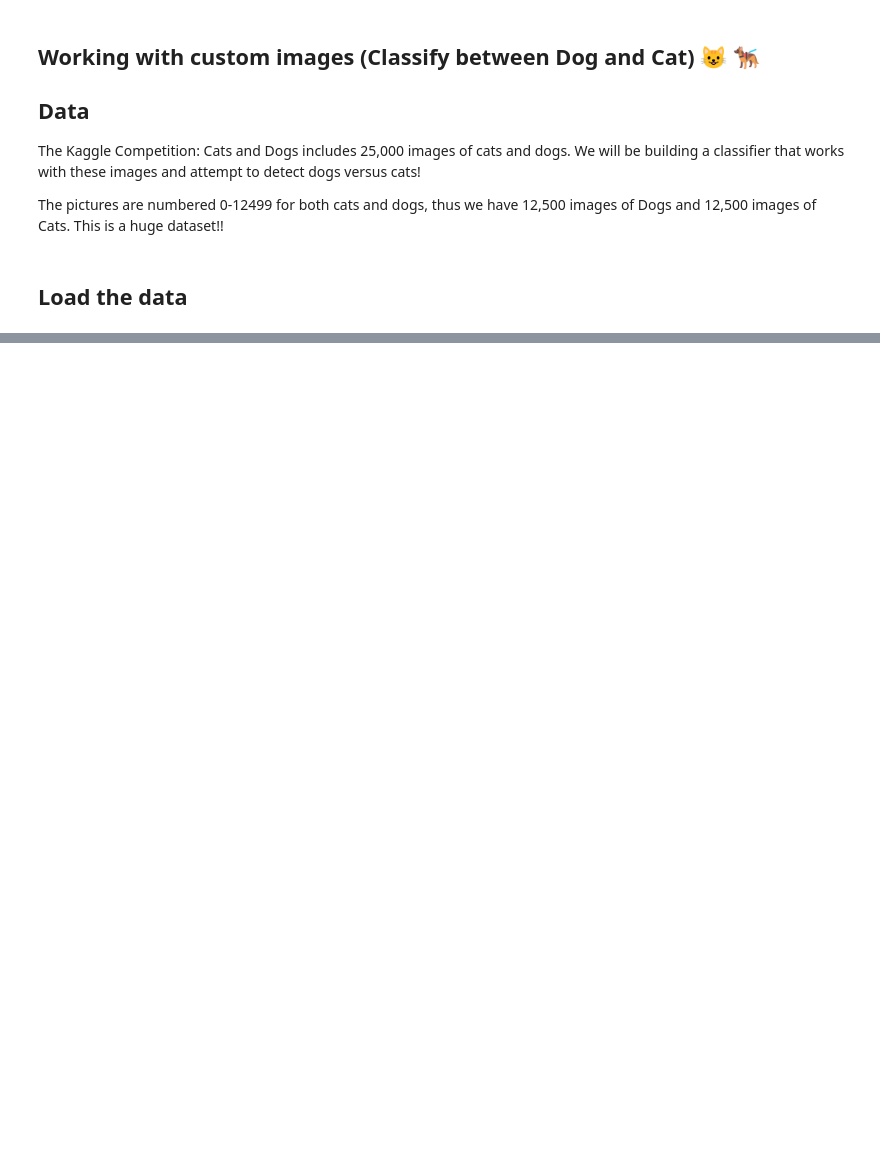
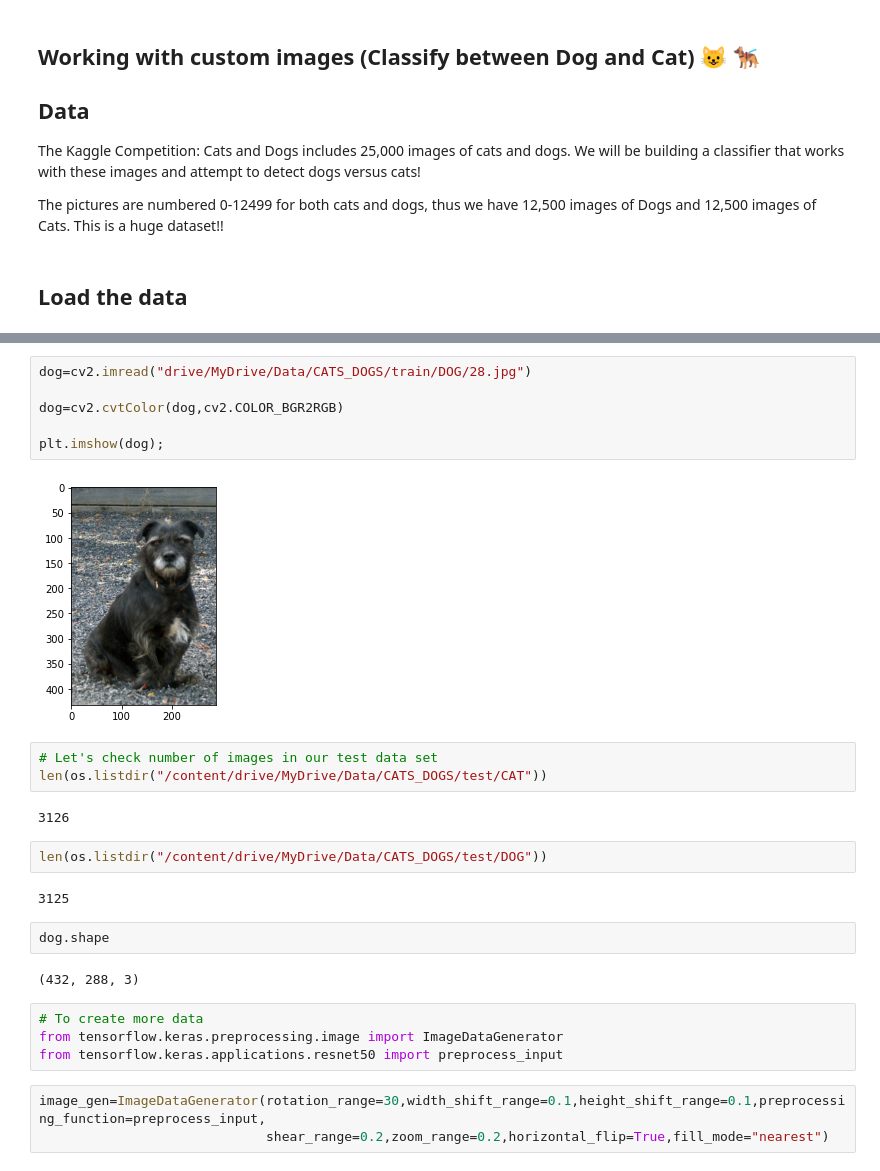
Before and after one commit to aryatomarAI/Computer-Vision-with-OpenCV-and-Deep-Learning, a Jupyter notebook: Deep-Learning-for-Computer-Vision/Deep_Learning_on_custom_images.ipynb, the cells around one changed output, grey strips where cells are left out. Drawn from its saved outputs; the diff is of its cells as text; blank space fills up the shorter version.

```diff
--- a/Deep-Learning-for-Computer-Vision/Deep_Learning_on_custom_images.ipynb
+++ b/Deep-Learning-for-Computer-Vision/Deep_Learning_on_custom_images.ipynb
@@ -16,0 +54,28 @@ Mounted at /content/drive
+# %%
+dog=cv2.imread("drive/MyDrive/Data/CATS_DOGS/train/DOG/28.jpg")
+
+dog=cv2.cvtColor(dog,cv2.COLOR_BGR2RGB)
+
+plt.imshow(dog);
+# %% [output]
+[figure, added]
+# %%
+# Let's check number of images in our test data set
+len(os.listdir("/content/drive/MyDrive/Data/CATS_DOGS/test/CAT"))
+# %% [output]
+3126
+# %%
+len(os.listdir("/content/drive/MyDrive/Data/CATS_DOGS/test/DOG"))
+# %% [output]
+3125
+# %%
+dog.shape
+# %% [output]
+(432, 288, 3)
+# %%
+# To create more data
+from tensorflow.keras.preprocessing.image import ImageDataGenerator
+from tensorflow.keras.applications.resnet50 import preprocess_input
+# %%
+image_gen=ImageDataGenerator(rotation_range=30,width_shift_range=0.1,height_shift_range=0.1,preprocessing_function=preprocess_input,
+                             shear_range=0.2,zoom_range=0.2,horizontal_flip=True,fill_mode="nearest")
```
Also changed, not shown: parts of 25 cells of this notebook.
